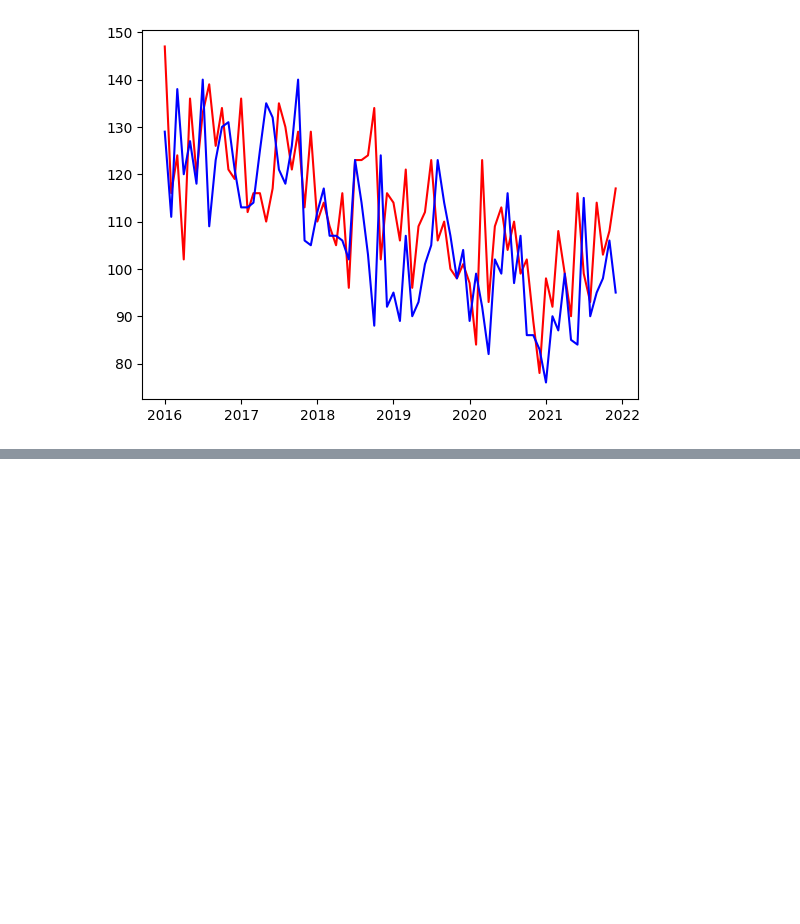
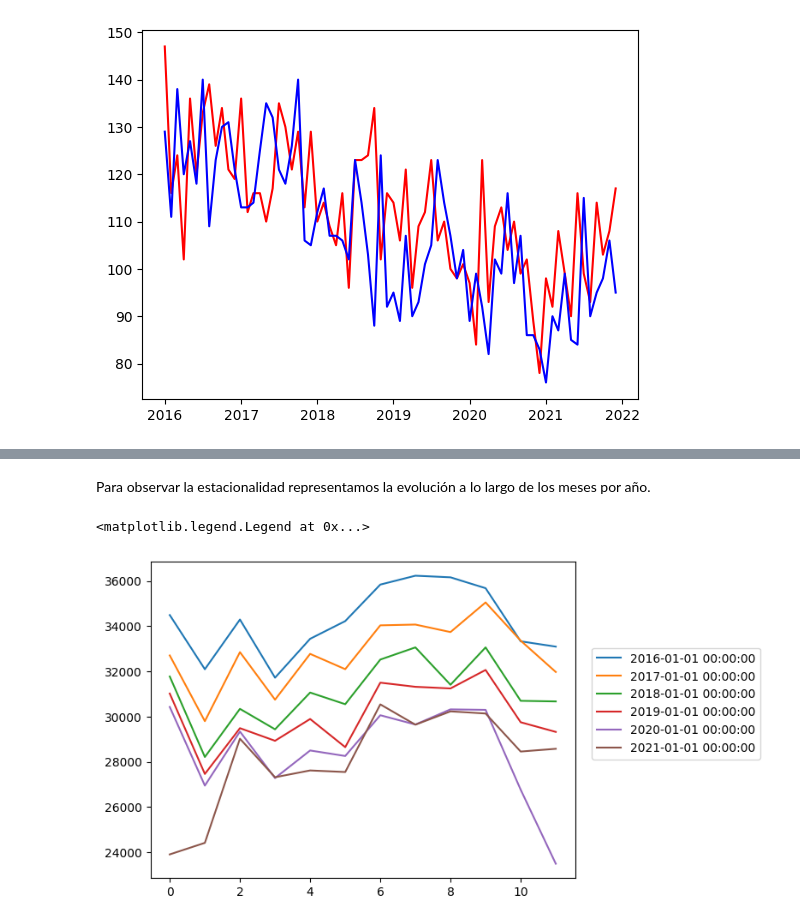
Before and after one commit to MarioGRBlanco/MCP, a Jupyter notebook: 3_series.ipynb, the cells around one changed output, grey strips where cells are left out. Saved outputs shown, nothing was run; the diff lists cells and outputs as text; code cells hidden in the pictures; blank space fills up the shorter version.

```diff
--- a/3_series.ipynb
+++ b/3_series.ipynb
@@ -74,0 +77,11 @@ X_sum.plot()                                #Representacion de X_sum
+# %% [markdown]
+Para observar la estacionalidad representamos la evolución a lo largo de los meses por año.
+# %%
+for i in range(0,X_sum.shape[0],12):
+  if X_sum.shape[0]-i >=12:
+    plt.plot(range(12),X_sum.iloc[i:i+12]["sum"])
+
+plt.gca().legend(X_sum.iloc[::12]["AMPAR"], loc = "right", bbox_to_anchor=(0.45, 0.5, 1., .102))
+# %% [output]
+<matplotlib.legend.Legend at 0x...>
+[figure, added]
```
Also changed, not shown: parts of 7 cells of this notebook.
